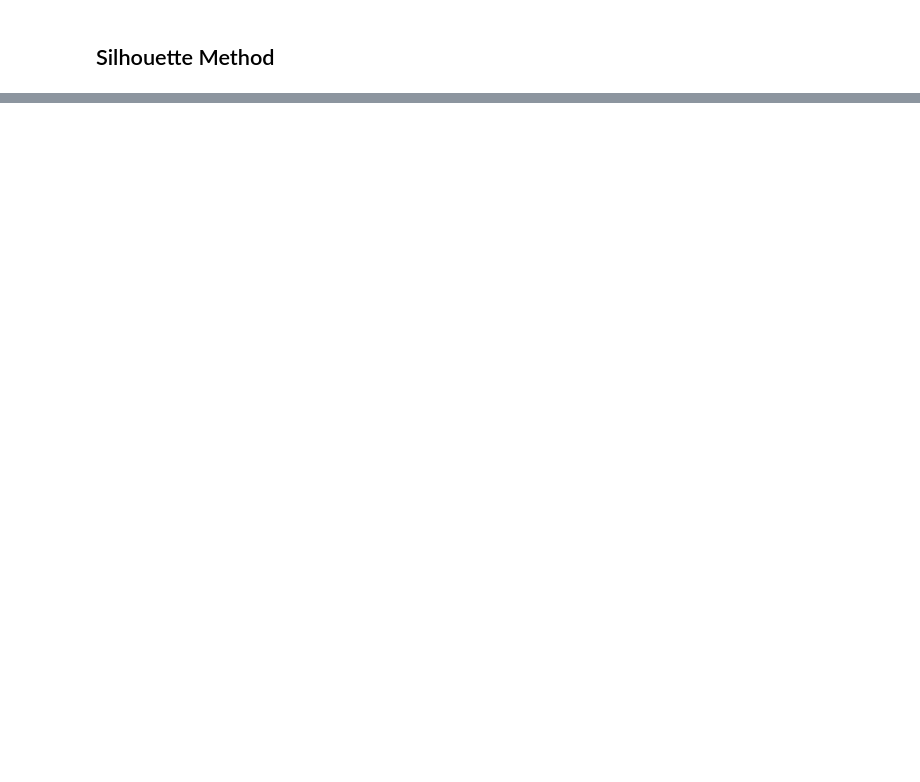
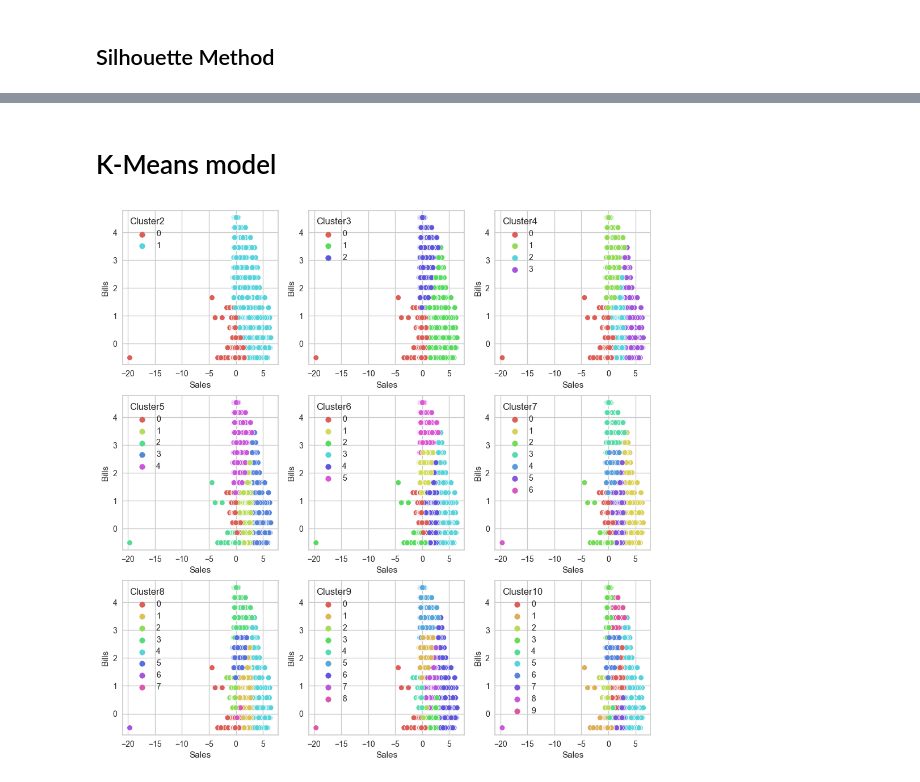
Before and after one commit to mcleroj/Python, a Jupyter notebook: clustering_metods.ipynb, the cells around one changed output, grey strips where cells are left out. Cells and saved outputs as stored; diff of their text form; code cells hidden in the pictures; blank space fills up the shorter version.

```diff
--- a/clustering_metods.ipynb
+++ b/clustering_metods.ipynb
@@ -237,0 +250,14 @@ for i in range(2, 11):
+# %% [markdown]
+# K-Means model
+# %%
+df_kmeans = df3.copy()
+fig, ax = plt.subplots(3, 3, figsize=(12, 12))
+for i in range(2, 11):
+    kmeans = KMeans(i, random_state=42)
+    y_kmeans = kmeans.fit_predict(df_kmeans)
+    q, mod = divmod(i - 2, 3)
+    column = 'Cluster' + str(i)
+    df_kmeans[column] = y_kmeans
+    sns.scatterplot(df_kmeans, x='Sales', y='Bills', hue=column, palette=sns.color_palette("hls", i), ax=ax[q][mod])
+# %% [output]
+[figure, added]
```
Also changed, not shown: parts of 16 cells of this notebook.
